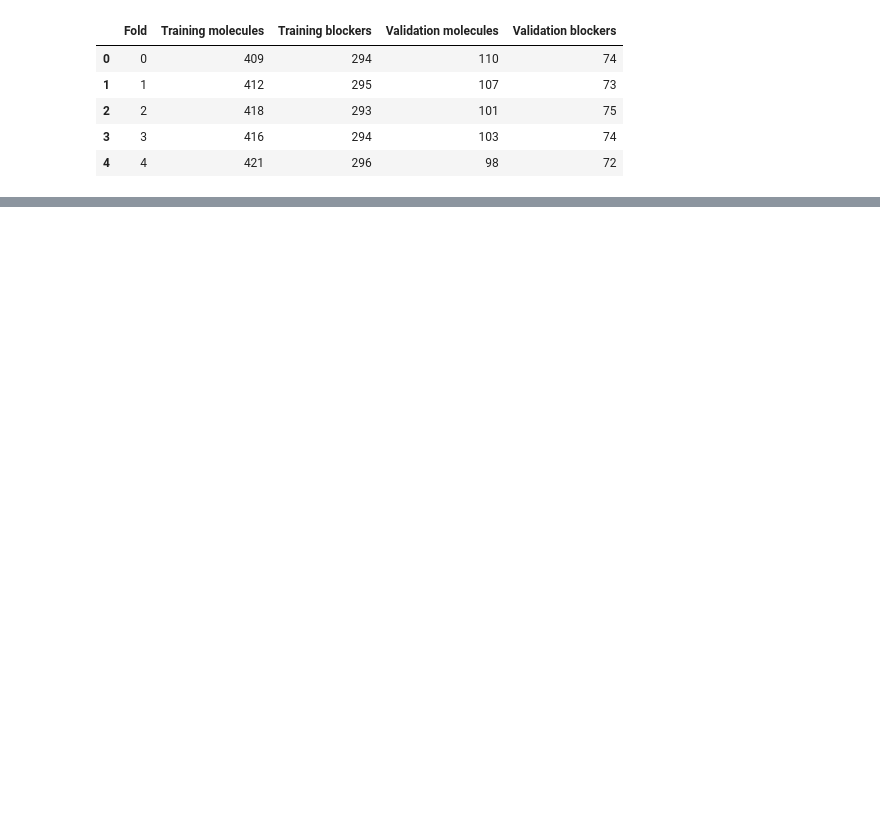
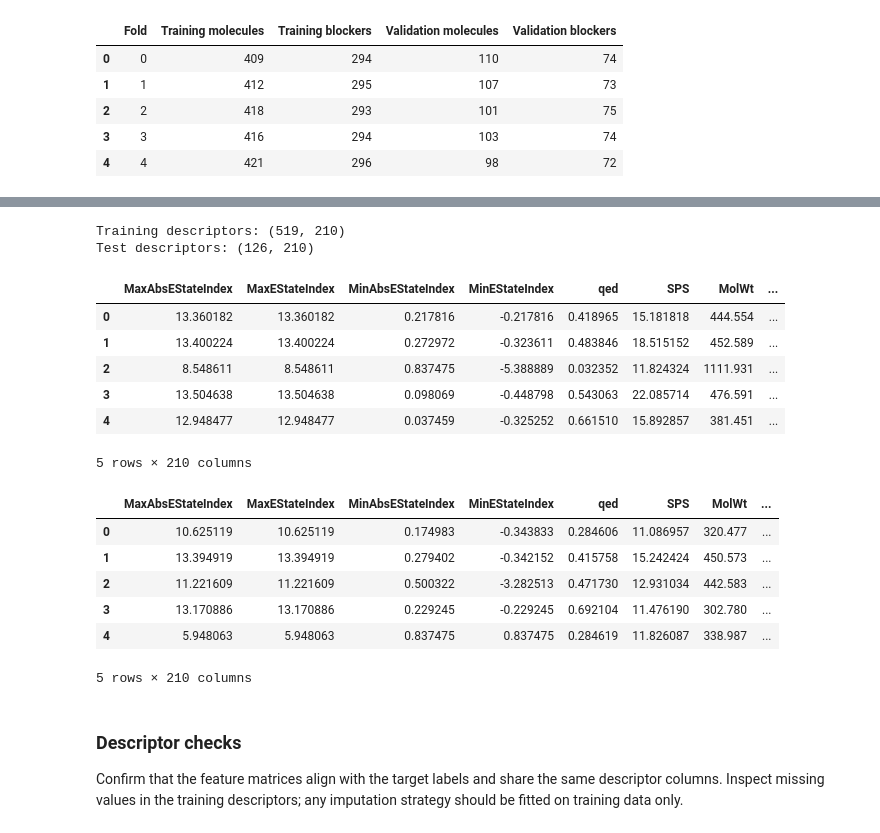
Before and after one commit to erinsoppelsa/Data-Project-for-Cheminformatics-class, a Jupyter notebook: notebooks/03_classification_herG.ipynb, the cells around one changed output, grey strips where cells are left out. Cells and saved outputs as stored; diff of their text form; code cells hidden in the pictures; blank space fills up the shorter version.

```diff
--- a/notebooks/03_classification_herG.ipynb
+++ b/notebooks/03_classification_herG.ipynb
@@ -236,0 +261,18 @@ To support model selection without using the test set, we further divided the tr
+# %%
+from src.features import compute_descriptors
+
+# Extract target labels.
+y_train = train_df["Blocking_status"].to_numpy()
+y_test = test_df["Blocking_status"].to_numpy()
+
+# Calculate molecular features.
+X_train_desc = compute_descriptors(train_df["Canonical_smiles"])
+X_test_desc = compute_descriptors(test_df["Canonical_smiles"])
+
+
+print("Training descriptors:", X_train_desc.shape)
+print("Test descriptors:", X_test_desc.shape)
+
+display(X_train_desc.head())
+display(X_test_desc.head())
+# %% [output]
@@ -236,0 +299,20 @@ To support model selection without using the test set, we further divided the tr
+Training descriptors: (519, 210)
+Test descriptors: (126, 210)
+|  | MaxAbsEStateIndex | MaxEStateIndex | MinAbsEStateIndex | MinEStateIndex | qed | SPS | MolWt | ... |
+| 0 | 13.360182 | 13.360182 | 0.217816 | -0.217816 | 0.418965 | 15.181818 | 444.554 | ... |
+| 1 | 13.400224 | 13.400224 | 0.272972 | -0.323611 | 0.483846 | 18.515152 | 452.589 | ... |
+| 2 | 8.548611 | 8.548611 | 0.837475 | -5.388889 | 0.032352 | 11.824324 | 1111.931 | ... |
+| 3 | 13.504638 | 13.504638 | 0.098069 | -0.448798 | 0.543063 | 22.085714 | 476.591 | ... |
+| 4 | 12.948477 | 12.948477 | 0.037459 | -0.325252 | 0.661510 | 15.892857 | 381.451 | ... |
+5 rows × 210 columns
+|  | MaxAbsEStateIndex | MaxEStateIndex | MinAbsEStateIndex | MinEStateIndex | qed | SPS | MolWt | ... |
+| 0 | 10.625119 | 10.625119 | 0.174983 | -0.343833 | 0.284606 | 11.086957 | 320.477 | ... |
+| 1 | 13.394919 | 13.394919 | 0.279402 | -0.342152 | 0.415758 | 15.242424 | 450.573 | ... |
+| 2 | 11.221609 | 11.221609 | 0.500322 | -3.282513 | 0.471730 | 12.931034 | 442.583 | ... |
+| 3 | 13.170886 | 13.170886 | 0.229245 | -0.229245 | 0.692104 | 11.476190 | 302.780 | ... |
+| 4 | 5.948063 | 5.948063 | 0.837475 | 0.837475 | 0.284619 | 11.826087 | 338.987 | ... |
+5 rows × 210 columns
+# %% [markdown]
+### Descriptor checks
+
+Confirm that the feature matrices align with the target labels and share the same descriptor columns. Inspect missing values in the training descriptors; any imputation strategy should be fitted on training data only.
```
Also changed, not shown: parts of 17 cells of this notebook, 1 other file.
